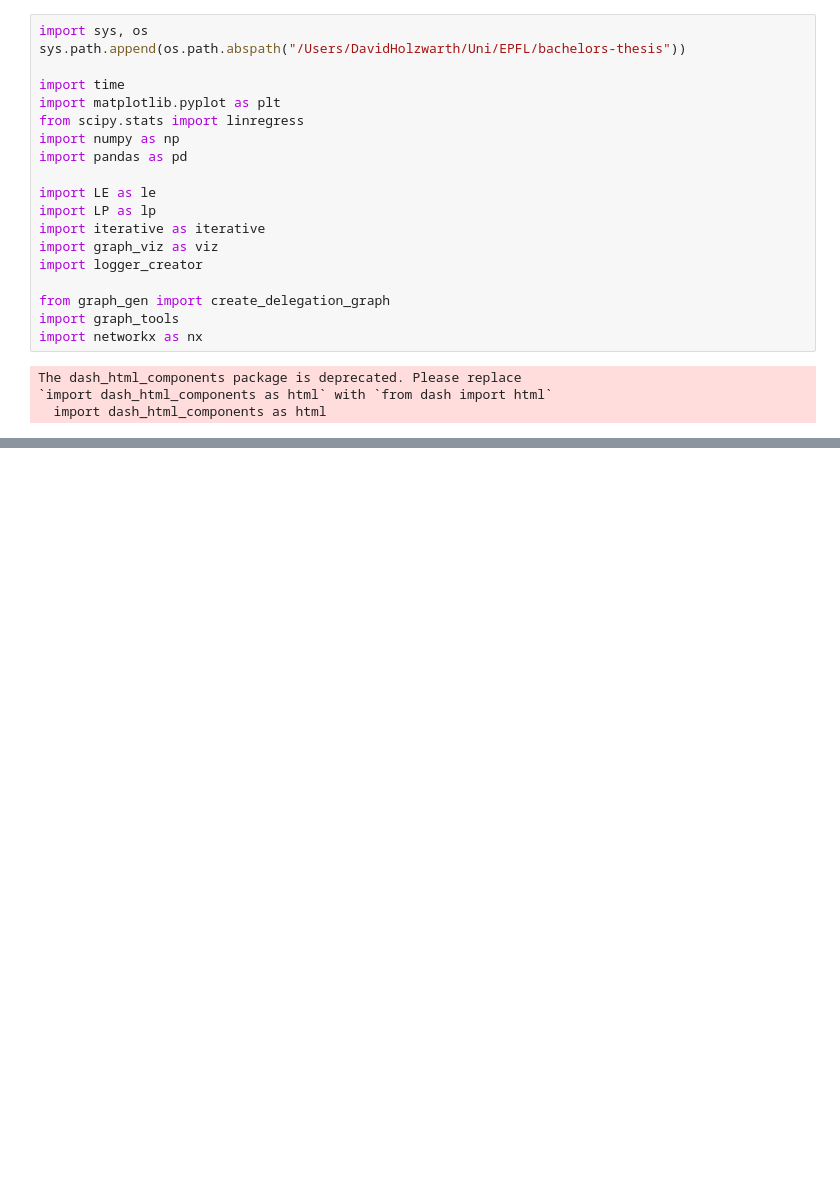
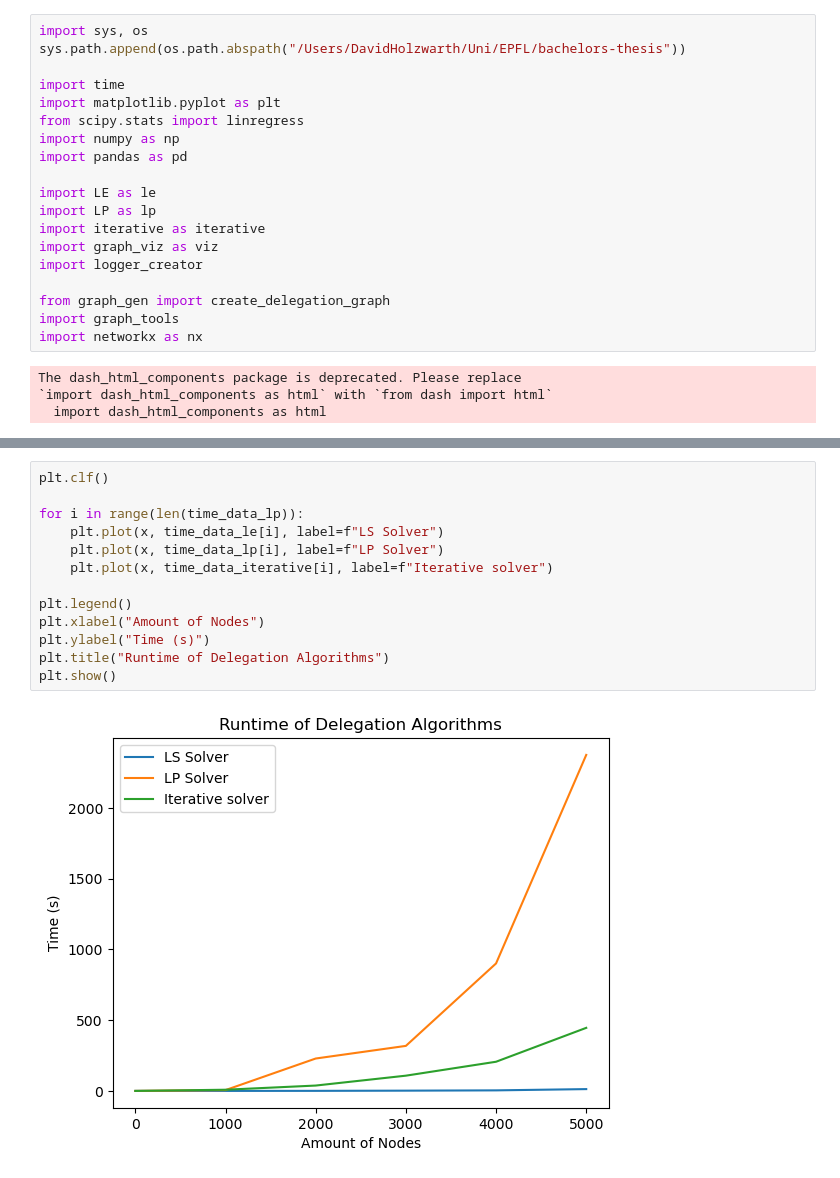
Before and after one commit to dedis/student_25_liquid_democracy, a Jupyter notebook: Benchmarking/dense_graphs.ipynb, the cells around one changed output, grey strips where cells are left out. Saved outputs shown, nothing was run; the diff lists cells and outputs as text; blank space fills up the shorter version.

```diff
--- a/Benchmarking/dense_graphs.ipynb
+++ b/Benchmarking/dense_graphs.ipynb
@@ -166,0 +273,15 @@ powers = iterative.iterate_delegations(delegations, nodes)
+# %%
+plt.clf()
+
+for i in range(len(time_data_lp)):
+    plt.plot(x, time_data_le[i], label=f"LS Solver")
+    plt.plot(x, time_data_lp[i], label=f"LP Solver")
+    plt.plot(x, time_data_iterative[i], label=f"Iterative solver")
+
+plt.legend()
+plt.xlabel("Amount of Nodes")
+plt.ylabel("Time (s)")
+plt.title("Runtime of Delegation Algorithms")
+plt.show()
+# %% [output]
+[figure, added]
```
Also changed, not shown: parts of 8 cells of this notebook, 37 other files.
